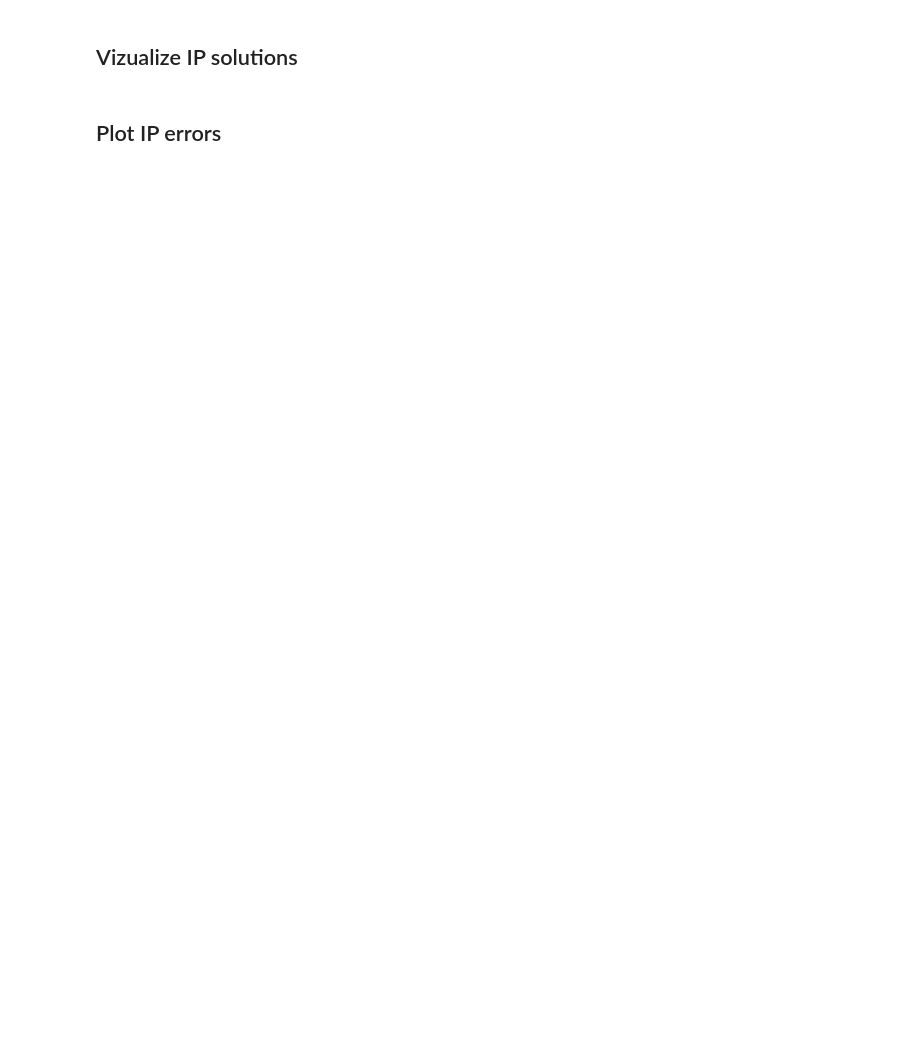
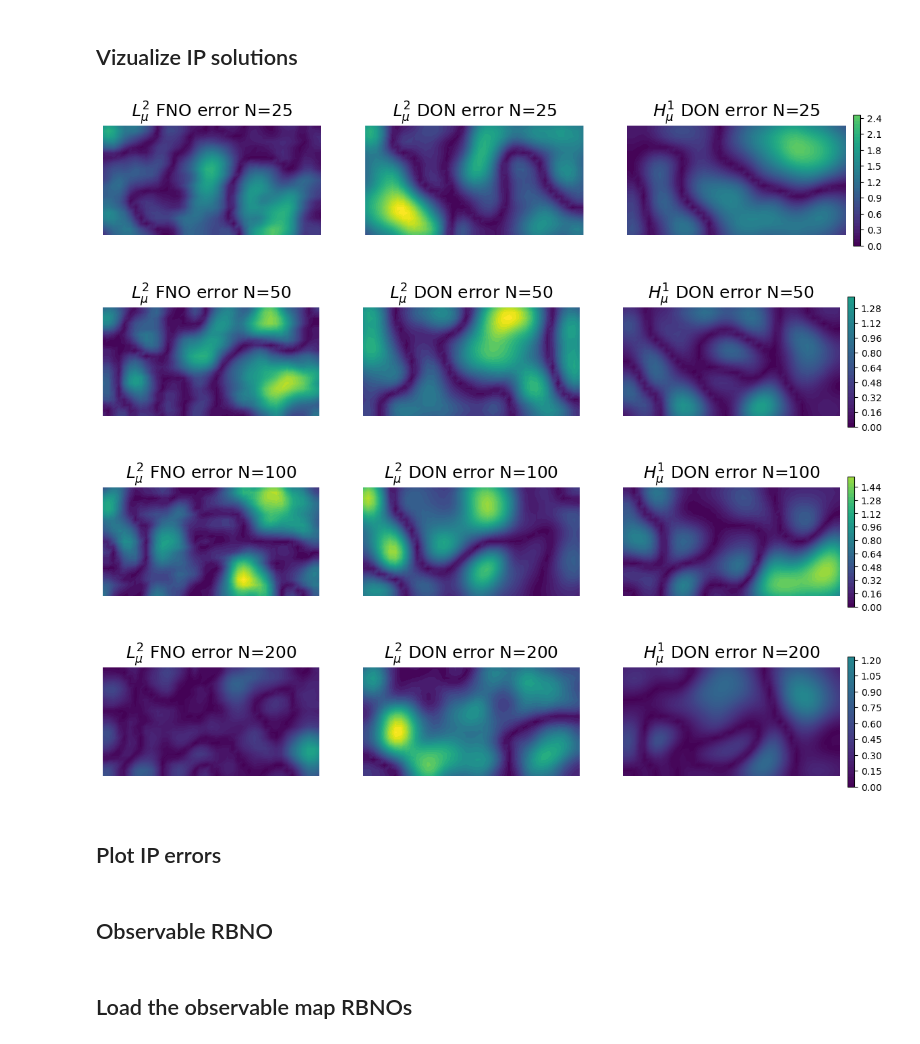
Before and after one commit to dinoSciML/operator_learning_intro, a Jupyter notebook: tutorials/Tutorial1-LinearElasticity/LinearElasticityIPComparisons.ipynb, the cells around one changed output. Saved outputs shown, nothing was run; the diff lists cells and outputs as text; code cells hidden in the pictures; blank space fills up the shorter version.

```diff
--- a/tutorials/Tutorial1-LinearElasticity/LinearElasticityIPComparisons.ipynb
+++ b/tutorials/Tutorial1-LinearElasticity/LinearElasticityIPComparisons.ipynb
@@ -291,62 +338,96 @@ plt.show()
 l2rbno_ip_errors = []
 dirbno_ip_errors = []
 l2fno_ip_errors = []
+h1fno_ip_errors = []
 l2don_ip_errors = []
 h1don_ip_errors = []
 
-for n_data, l2rbno, h1rbno, l2fno, l2don, h1don in list(zip(n_datas,l2rbnos,h1rbnos,l2fnos,l2dons,h1dons)):
+l2fno_errplots = []
+h1fno_errplots = []
+l2don_errplots = []
+h1don_errplots = []
+
+
+
+l2rbnos = len(n_datas)*[None]
+h1rbnos = len(n_datas)*[None]
+
+for n_data, l2rbno, h1rbno, l2fno, h1fno, l2don, h1don in list(zip(n_datas,l2rbnos,h1rbnos,l2fnos,h1fnos,l2dons,h1dons)):
     true_map_func = dl.Function(Vh[hp.PARAMETER],x[hp.PARAMETER])
 
-    # L2 RBNO
-    l2rb_map = map_estimate(l2rbno, model, R=R, output_type = 'full_state',\
-                          iterations = 100,verbose=False)
-    l2rb_map_func = dl.Function(Vh[hp.PARAMETER])
-    l2rb_error = dl.Function(Vh[hp.PARAMETER])
-    l2rb_error.vector().set_local(np.abs(l2rb_map - true_map_func.vector().get_local()))
-    l2rbno_ip_errors.append(dl.norm(l2rb_error)/dl.norm(true_map_func))
+    # # L2 RBNO
+    # l2rb_map = map_estimate(l2rbno, model, R=R, output_type = 'full_state',\
+    #                       iterations = 100,verbose=False)
+    # l2rb_map_func = dl.Function(Vh[hp.PARAMETER])
+    # l2rb_error = dl.Function(Vh[hp.PARAMETER])
+    # l2rb_error.vector().set_local(np.abs(l2rb_map - true_map_func.vector().get_local()))
+    # l2rbno_ip_errors.append(dl.norm(l2rb_error)/dl.norm(true_map_func))
 
-    # H1 RBNO
-    dirbno_map = map_estimate(h1rbno, model, R=R, output_type = 'full_state',\
-                            iterations = 100,verbose=False)
-    dirbno_map_func = dl.Function(Vh[hp.PARAMETER])
-    dirbno_error = dl.Function(Vh[hp.PARAMETER])
-    dirbno_error.vector().set_local(np.abs(dirbno_map - true_map_func.vector().get_local()))
-    dirbno_ip_errors.append(dl.norm(dirbno_error)/dl.norm(true_map_func))
+    # # H1 RBNO
+    # dirbno_map = map_estimate(h1rbno, model, R=R, output_type = 'full_state',\
+    #                         iterations = 100,verbose=False)
+    # dirbno_map_func = dl.Function(Vh[hp.PARAMETER])
+    # dirbno_error = dl.Function(Vh[hp.PARAMETER])
+    # dirbno_error.vector().set_local(np.abs(dirbno_map - true_map_func.vector().get_local()))
+    # dirbno_ip_errors.append(dl.norm(dirbno_error)/dl.norm(true_map_func))
 
 
     # L2 FNO
     l2fno_map = map_estimate(l2fno, model, R=R, output_type = 'full_state',\
                             iterations = 100,verbose=False)
     l2fno_map_func = dl.Function(Vh[hp.PARAMETER])
     l2fno_error = dl.Function(Vh[hp.PARAMETER])
     l2fno_error.vector().set_local(np.abs(l2fno_map - true_map_func.vector().get_local()))
     l2fno_ip_errors.append(dl.norm(l2fno_error)/dl.norm(true_map_func))
+    l2fno_errplots.append(l2fno_error)
+
+
+    # H1 FNO
+    h1fno_map = map_estimate(h1fno, model, R=R, output_type = 'full_state',\
+                            iterations = 100,verbose=False)
+    h1fno_map_func = dl.Function(Vh[hp.PARAMETER])
+    h1fno_error = dl.Function(Vh[hp.PARAMETER])
+    h1fno_error.vector().set_local(np.abs(h1fno_map - true_map_func.vector().get_local()))
+    h1fno_ip_errors.append(dl.norm(h1fno_error)/dl.norm(true_map_func))
+    h1fno_errplots.append(h1fno_error)
 
 
     # L2 DON
     l2don_map = map_estimate(l2don, model, R=R, output_type = 'full_state',\
                           iterations = 100,verbose=False)
     l2don_map_func = dl.Function(Vh[hp.PARAMETER])
     l2don_error = dl.Function(Vh[hp.PARAMETER])
     l2don_error.vector().set_local(np.abs(l2don_map - true_map_func.vector().get_local()))
     l2don_ip_errors.append(dl.norm(l2don_error)/dl.norm(true_map_func))
+    l2don_errplots.append(l2don_error)
 
     # H1 DON
     h1don_map = map_estimate(h1don, model, R=R, output_type = 'full_state',\
                           iterations = 100,verbose=False)
     h1don_map_func = dl.Function(Vh[hp.PARAMETER])
     h1don_error = dl.Function(Vh[hp.PARAMETER])
     h1don_error.vector().set_local(np.abs(h1don_map - true_map_func.vector().get_local()))
     h1don_ip_errors.append(dl.norm(h1don_error)/dl.norm(true_map_func))
+    h1don_errplots.append(h1don_error)
+
+    # ip_sols = [l2rb_error,dirbno_error,l2fno_error,l2don_error, h1don_error]
+    # ip_sols = [l2fno_error, h1fno_error,l2don_error, h1don_error]
+    ip_sols = [l2fno_error, l2don_error, h1don_error]
 
 
-    # ip_sols = [l2rb_error,dinorb_error,l2fno_error]
-    ip_sols = [l2rb_error,dirbno_error,l2fno_error,l2don_error, h1don_error]
 
-    titles = [r"$L^2_\mu$ RBNO error N="+str(n_data),r"$H^1_\mu$ RBNO error N="+str(n_data),\
-                # r"$L^2_\mu$ RBNO error N="+str(n_data),\
+
+    titles = [\
+                # r"$L^2_\mu$ RBNO error N="+str(n_data),r"$H^1_\mu$ RBNO error N="+str(n_data),\
+                r"$L^2_\mu$ FNO error N="+str(n_data),\
+                # r"$H^1_\mu$ FNO error N="+str(n_data),\
               r"$L^2_\mu$ DON error N="+str(n_data),r"$H^1_\mu$ DON error N="+str(n_data)]
     ip_solution_plot(ip_sols,titles)
+# %% [output]
+[figure, added]
+[figure, added]
+[figure, added]
+[figure, added]
 # %% [markdown]
 ## Plot IP errors
 # %%
@@ -360,3 +441,5 @@ plt.xlabel("# training data")
 plt.ylabel("relative error")
 plt.title(r"$L^2_\mu$ vs DINO inversion errors")
 plt.show()
+# %% [markdown]
+## Observable RBNO
@@ -362,0 +482,2 @@ plt.show()
+# %% [markdown]
+## Load the observable map RBNOs
```
Also changed, not shown: parts of 18 cells of this notebook.
